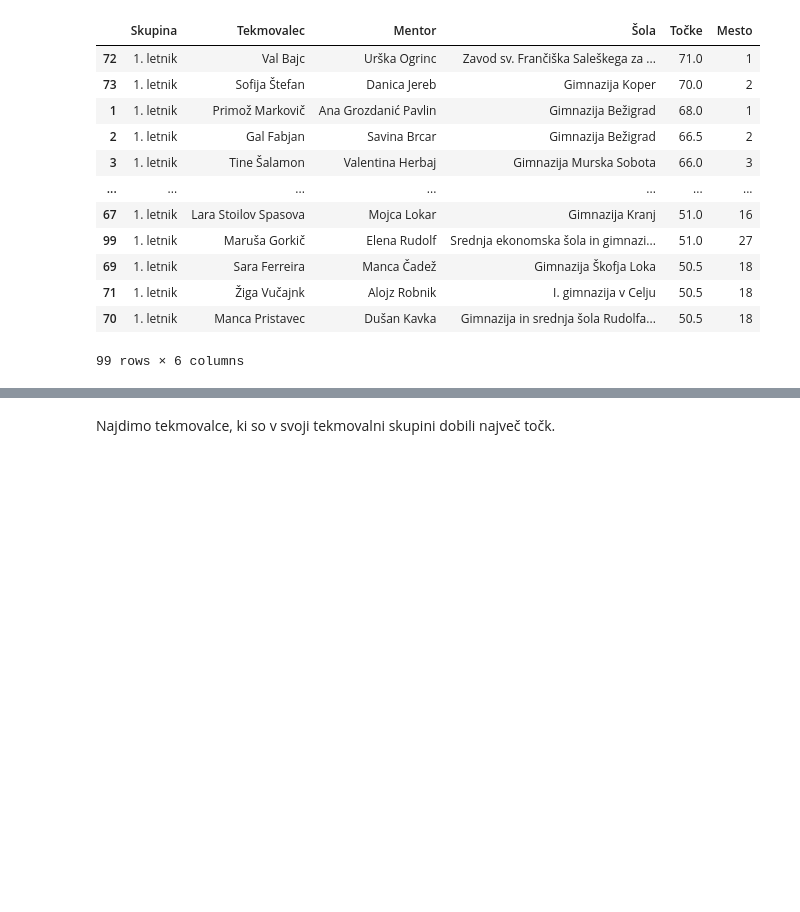
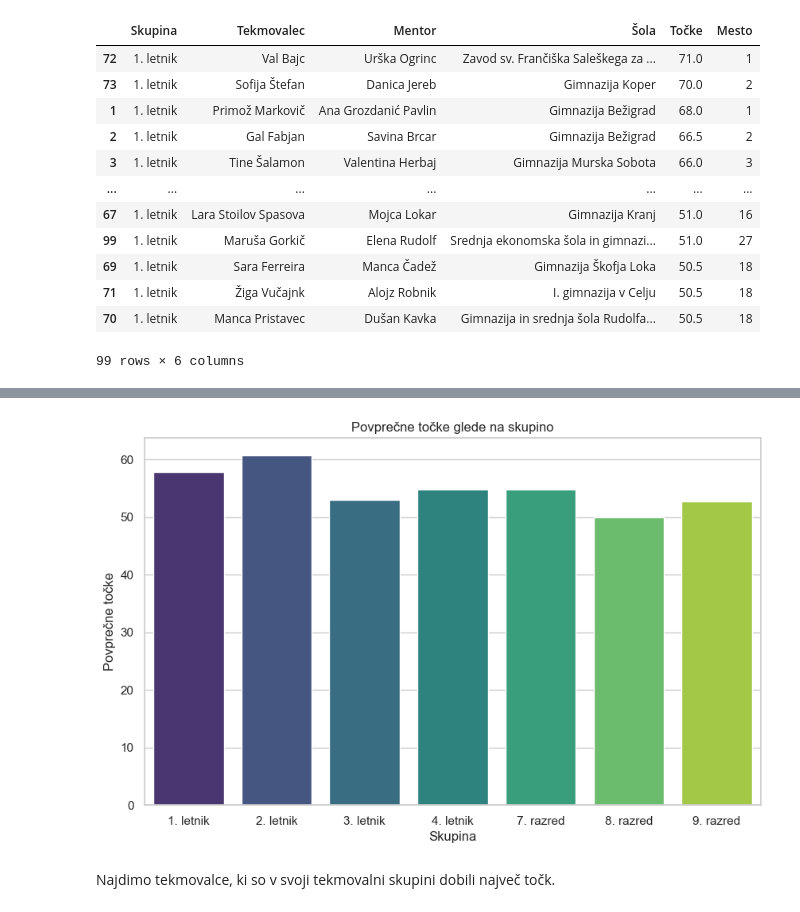
Before and after one commit to zalastarc/projektna_UVP, a Jupyter notebook: analiza.ipynb, the cells around one changed output, grey strips where cells are left out. Saved outputs shown, nothing was run; the diff lists cells and outputs as text; code cells hidden in the pictures; blank space fills up the shorter version.

```diff
--- a/analiza.ipynb
+++ b/analiza.ipynb
@@ -180,3 +211,11 @@ Povprečja točk vseh dijakov 1. - 4. letnikov, ki so prejeli zlato priznanje, s
+# %%
+plt.figure(figsize=(10, 6))
+seaborn.barplot(x='Skupina', y='Točke', data=rezultati, errorbar=None, hue='Skupina', palette='viridis', legend=False)
+plt.ylabel('Povprečne točke')
+plt.title('Povprečne točke glede na skupino')
+plt.show()
+# %% [output]
+[figure, added]
 # %% [markdown]
 Najdimo tekmovalce, ki so v svoji tekmovalni skupini dobili največ točk.
 # %%
```
Also changed, not shown: parts of 47 cells of this notebook.
